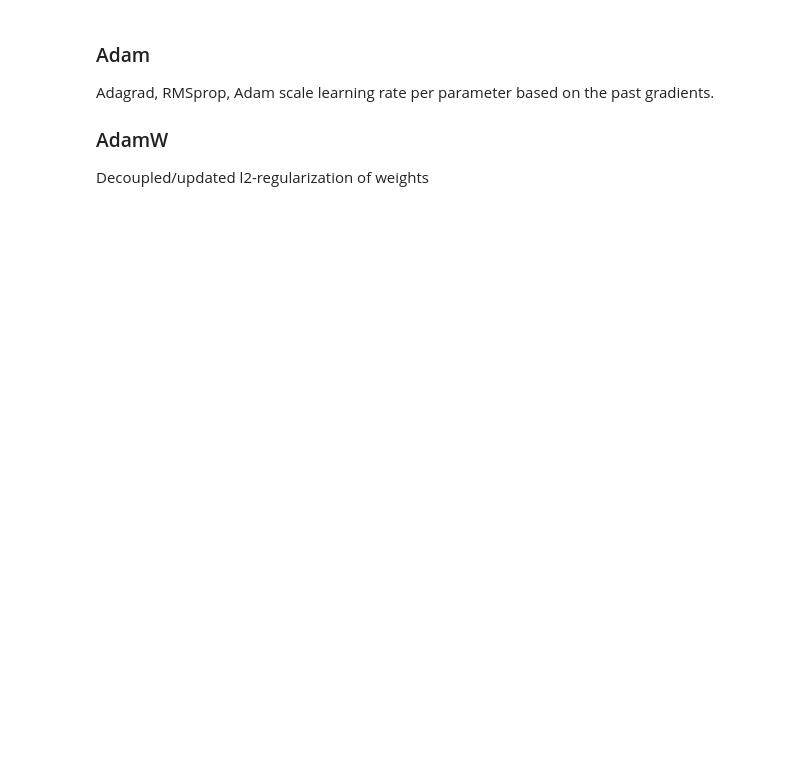
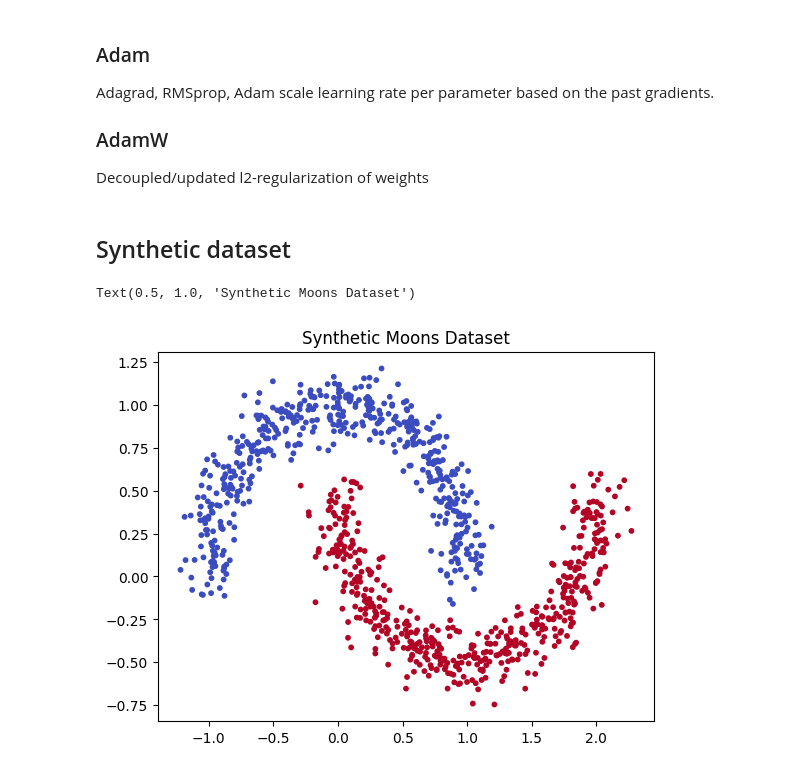
Before and after one commit to VojtaHavlicek/ML-onramp, a Jupyter notebook: onramp.ipynb, the cells around one changed output. Saved outputs shown, nothing was run; the diff lists cells and outputs as text; code cells hidden in the pictures; blank space fills up the shorter version.

Commit message:
basic synth dataset

```diff
--- a/onramp.ipynb
+++ b/onramp.ipynb
@@ -631,3 +633,15 @@ plt.plot(losses)
 plt.title("Training Loss")
 plt.xlabel("Step")
 plt.ylabel("Loss")
+# %% [markdown]
+## Synthetic dataset
+# %%
+from sklearn.datasets import make_moons
+
+X_moons, y_moons = make_moons(n_samples=1000, noise=0.1, random_state=42)
+fig, ax = plt.subplots()
+ax.scatter(X_moons[:, 0], X_moons[:, 1], c=y_moons, cmap='coolwarm', s=10)
+ax.set_title("Synthetic Moons Dataset")
+# %% [output]
+Text(0.5, 1.0, 'Synthetic Moons Dataset')
+[figure, added]
```
Also changed, not shown: parts of 7 cells of this notebook.
